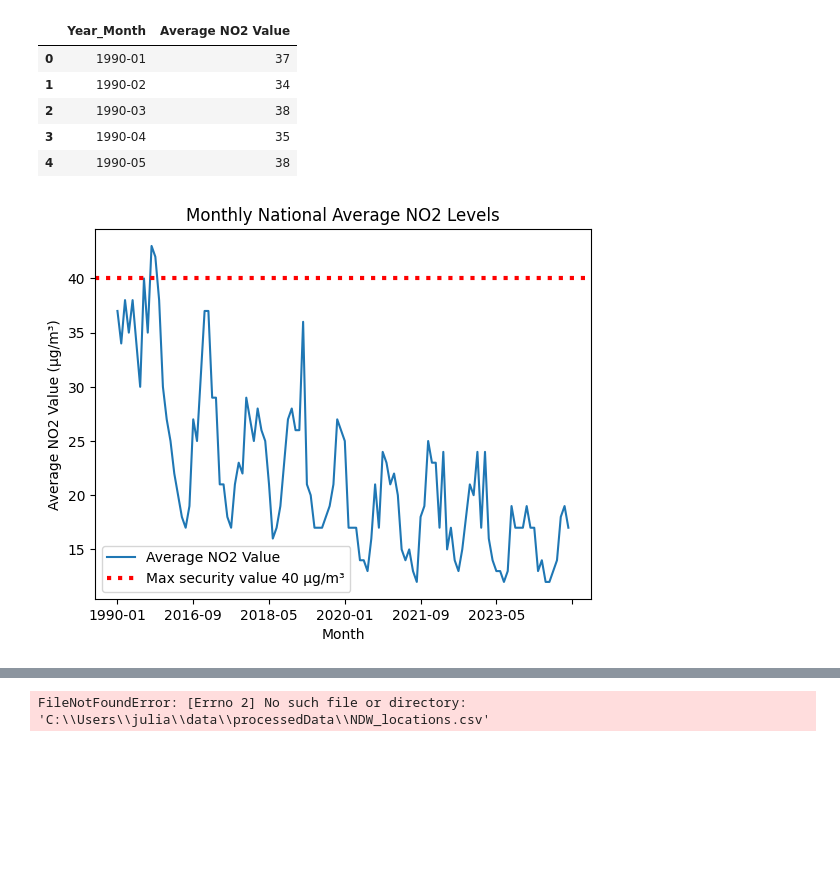
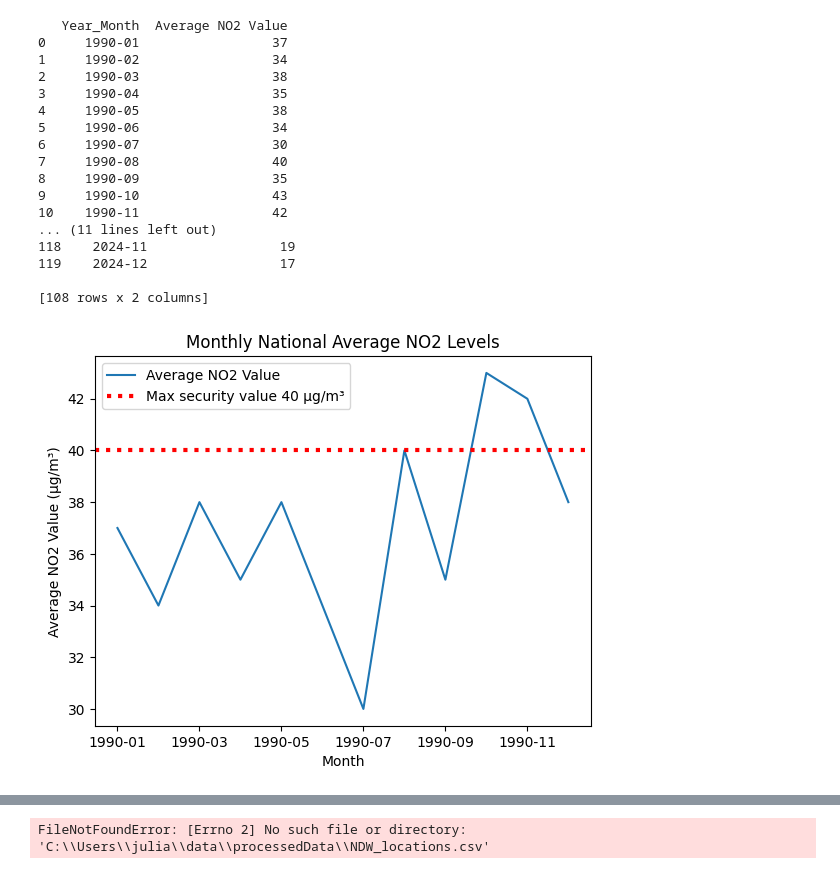
Before and after one commit to R-Zaid/DSS-project, a Jupyter notebook: main/Visualisation/Vis NO2.ipynb, the cells around one changed output, grey strips where cells are left out. Drawn from its saved outputs; the diff is of its cells as text; code cells hidden in the pictures; blank space fills up the shorter version.

```diff
--- a/main/Visualisation/Vis NO2.ipynb
+++ b/main/Visualisation/Vis NO2.ipynb
@@ -2,24 +2,37 @@
 import pandas as pd
 import matplotlib.pyplot as plt
 # %%
-df_NO2 = pd.read_csv(r"C:\Users\Utente\PycharmProjects\DSS-project\mean_no2_monthlyvalues.csv")
-df_NO2.head()
+df_NO2 = pd.read_csv(r"..\..\data\ProcessedData\mean_no2_monthlyvalues.csv")
+#print(df_NO2)
+df_NO2_1990 = df_NO2.iloc[:12]
+df_NO2_2016_2024 = df_NO2.iloc[12:]
 # %% [output]
-|  | Year_Month | Average NO2 Value |
-| 0 | 1990-01 | 37 |
-| 1 | 1990-02 | 34 |
-| 2 | 1990-03 | 38 |
-| 3 | 1990-04 | 35 |
-| 4 | 1990-05 | 38 |
+   Year_Month  Average NO2 Value
+0     1990-01                 37
+1     1990-02                 34
+2     1990-03                 38
+3     1990-04                 35
+4     1990-05                 38
+5     1990-06                 34
+6     1990-07                 30
+7     1990-08                 40
+8     1990-09                 35
+9     1990-10                 43
+10    1990-11                 42
+... (11 lines left out)
+118    2024-11                 19
+119    2024-12                 17
+
+[108 rows x 2 columns]
 # %%
-graph = df_NO2.plot('Year_Month', 'Average NO2 Value')
+graph = df_NO2_1990.plot('Year_Month', 'Average NO2 Value')
 graph.set_title("Monthly National Average NO2 Levels")
 graph.set_xlabel("Month")
 graph.set_ylabel("Average NO2 Value (µg/m³)")
 graph.axhline(y=40, color='red', linestyle=':', linewidth=3, label='Max security value 40 µg/m³')
 graph.legend()
 
 
 plt.show()
 # %% [output]
-[figure, old version]
+[figure, new version]
```
Also changed, not shown: parts of 2 cells of this notebook, 1 other file.
